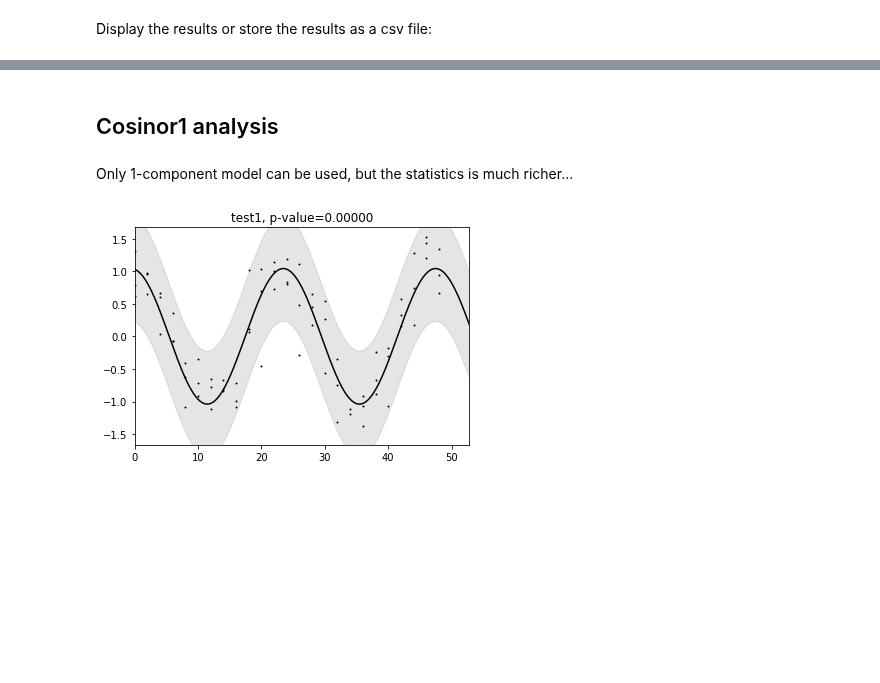
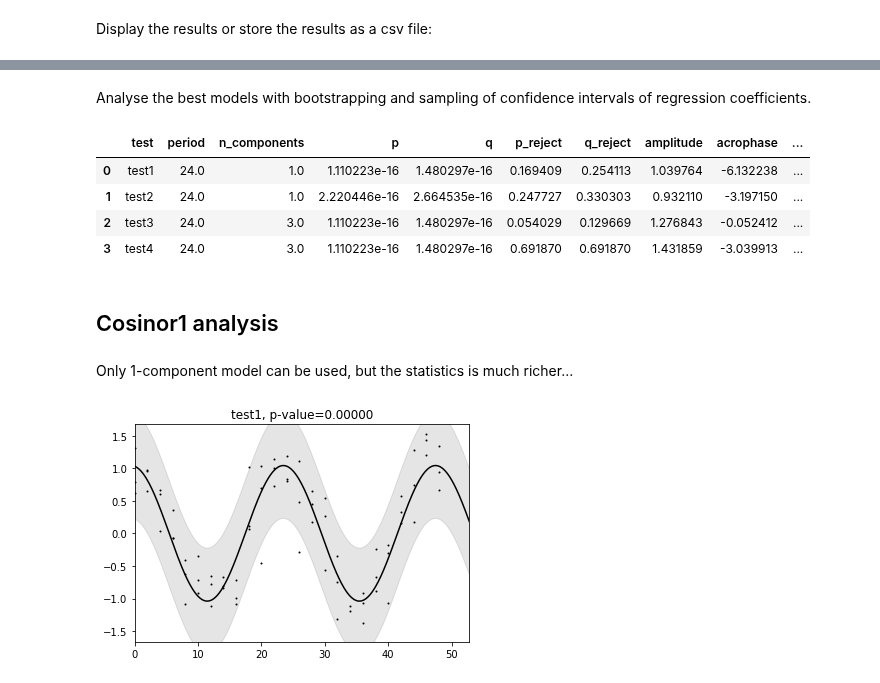
Before and after one commit to mmoskon/CosinorPy, a Jupyter notebook: demo_independent.ipynb, the cells around one changed output, grey strips where cells are left out. Cells and saved outputs as stored; diff of their text form; code cells hidden in the pictures; blank space fills up the shorter version.

```diff
--- a/demo_independent.ipynb
+++ b/demo_independent.ipynb
@@ -91,4 +87,16 @@ df_best_models
 4 rows × 21 columns
+# %% [markdown]
+Analyse the best models with bootstrapping and sampling of confidence intervals of regression coefficients.
+# %%
+df_results_extended = cosinor.analyse_best_models(df, df_best_models, additional_analysis="CI")
+# %%
+df_results_extended
+# %% [output]
+|  | test | period | n_components | p | q | p_reject | q_reject | amplitude | acrophase | ... |
+| 0 | test1 | 24.0 | 1.0 | 1.110223e-16 | 1.480297e-16 | 0.169409 | 0.254113 | 1.039764 | -6.132238 | ... |
+| 1 | test2 | 24.0 | 1.0 | 2.220446e-16 | 2.664535e-16 | 0.247727 | 0.330303 | 0.932110 | -3.197150 | ... |
+| 2 | test3 | 24.0 | 3.0 | 1.110223e-16 | 1.480297e-16 | 0.054029 | 0.129669 | 1.276843 | -0.052412 | ... |
+| 3 | test4 | 24.0 | 3.0 | 1.110223e-16 | 1.480297e-16 | 0.691870 | 0.691870 | 1.431859 | -3.039913 | ... |
 # %% [markdown]
 ## Cosinor1 analysis
 # %% [markdown]
```
Also changed, not shown: parts of 9 cells of this notebook.
